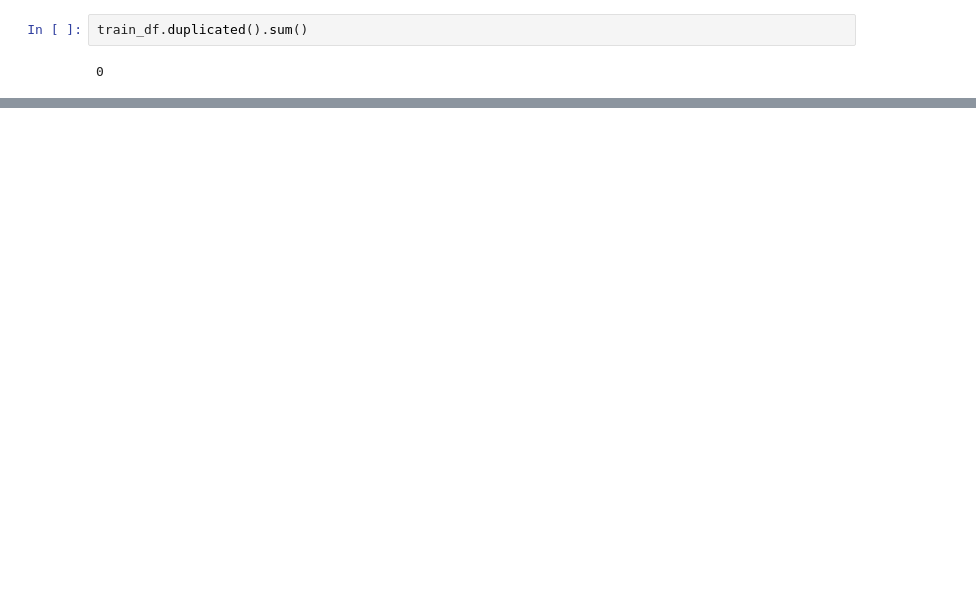
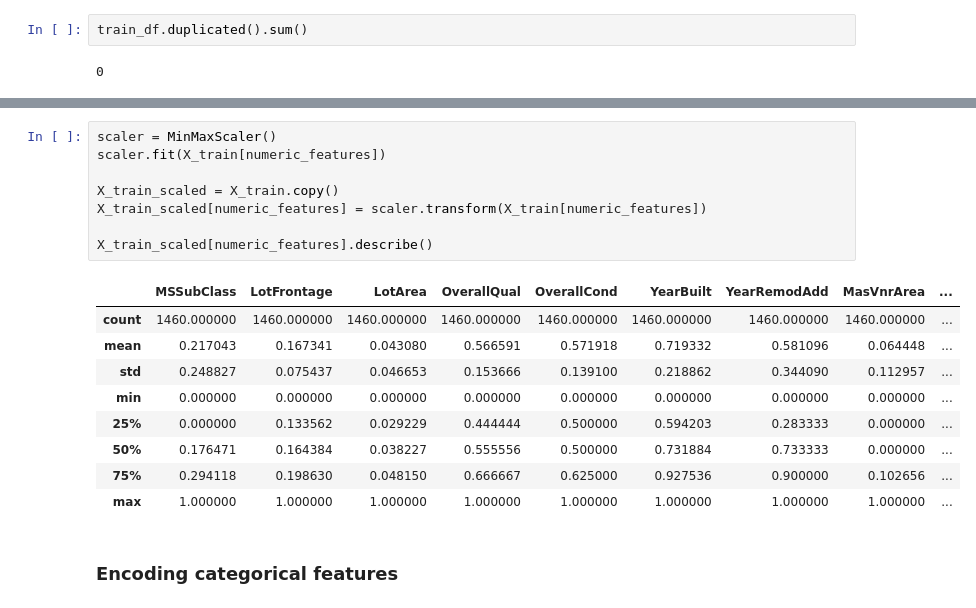
Before and after one commit to MarkBerkovics/House_Prices, a Jupyter notebook: notebooks/House Prices.ipynb, the cells around one changed output, grey strips where cells are left out. Drawn from its saved outputs; the diff is of its cells as text; blank space fills up the shorter version.

```diff
--- a/notebooks/House Prices.ipynb
+++ b/notebooks/House Prices.ipynb
@@ -105,0 +221,20 @@ columns_to_drop = ['MiscFeature']
+# %%
+scaler = MinMaxScaler()
+scaler.fit(X_train[numeric_features])
+
+X_train_scaled = X_train.copy()
+X_train_scaled[numeric_features] = scaler.transform(X_train[numeric_features])
+
+X_train_scaled[numeric_features].describe()
+# %% [output]
+|  | MSSubClass | LotFrontage | LotArea | OverallQual | OverallCond | YearBuilt | YearRemodAdd | MasVnrArea | ... |
+| count | 1460.000000 | 1460.000000 | 1460.000000 | 1460.000000 | 1460.000000 | 1460.000000 | 1460.000000 | 1460.000000 | ... |
+| mean | 0.217043 | 0.167341 | 0.043080 | 0.566591 | 0.571918 | 0.719332 | 0.581096 | 0.064448 | ... |
+| std | 0.248827 | 0.075437 | 0.046653 | 0.153666 | 0.139100 | 0.218862 | 0.344090 | 0.112957 | ... |
+| min | 0.000000 | 0.000000 | 0.000000 | 0.000000 | 0.000000 | 0.000000 | 0.000000 | 0.000000 | ... |
+| 25% | 0.000000 | 0.133562 | 0.029229 | 0.444444 | 0.500000 | 0.594203 | 0.283333 | 0.000000 | ... |
+| 50% | 0.176471 | 0.164384 | 0.038227 | 0.555556 | 0.500000 | 0.731884 | 0.733333 | 0.000000 | ... |
+| 75% | 0.294118 | 0.198630 | 0.048150 | 0.666667 | 0.625000 | 0.927536 | 0.900000 | 0.102656 | ... |
+| max | 1.000000 | 1.000000 | 1.000000 | 1.000000 | 1.000000 | 1.000000 | 1.000000 | 1.000000 | ... |
+# %% [markdown]
+### Encoding categorical features
```
Also changed, not shown: parts of 51 cells of this notebook.
